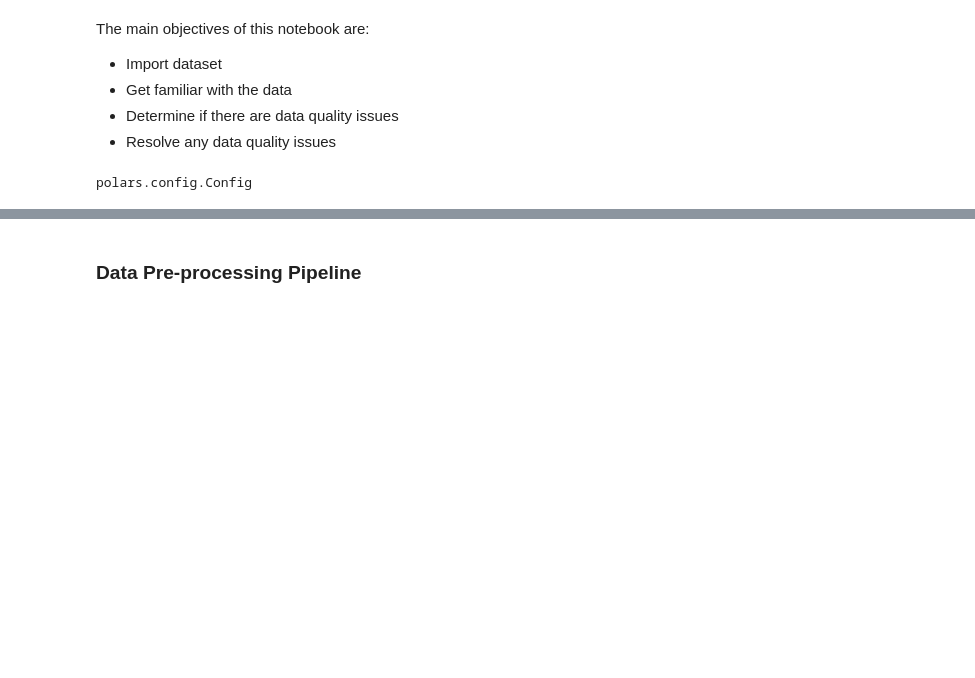
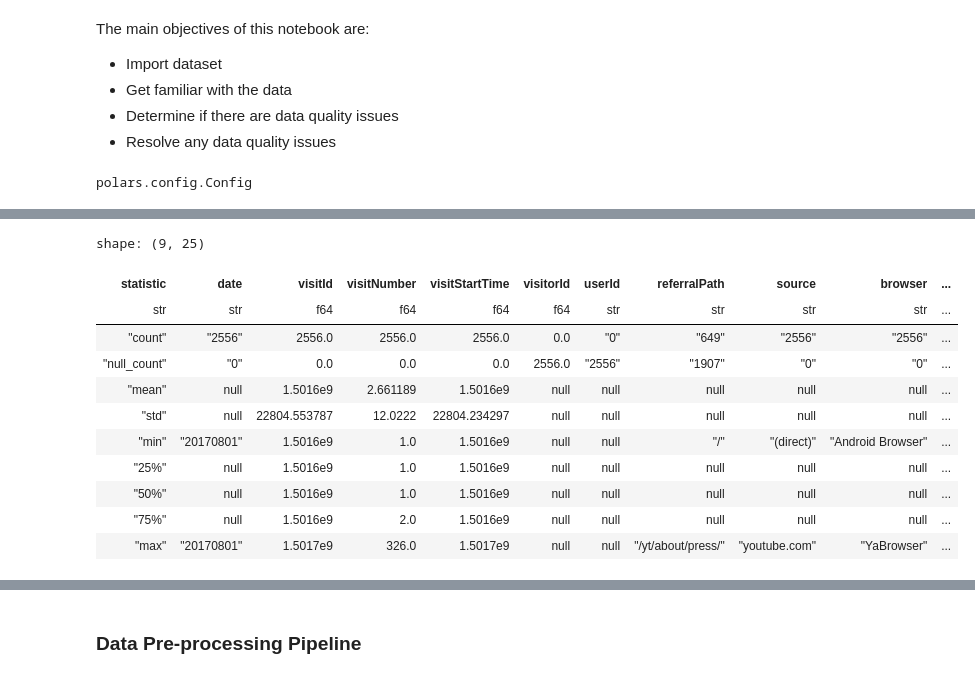
Before and after one commit to Andrew-Bordei/Data-Science, a Jupyter notebook: recommendation_system/notebooks/preprocessing.ipynb, the cells around one changed output, grey strips where cells are left out. Cells and saved outputs as stored; diff of their text form; code cells hidden in the pictures; blank space fills up the shorter version.

```diff
--- a/recommendation_system/notebooks/preprocessing.ipynb
+++ b/recommendation_system/notebooks/preprocessing.ipynb
@@ -44,0 +81,15 @@ events_df.columns
+# %%
+df.describe()
+# %% [output]
+shape: (9, 25)
+| statistic | date | visitId | visitNumber | visitStartTime | visitorId | userId | referralPath | source | browser | ... |
+| str | str | f64 | f64 | f64 | f64 | str | str | str | str | ... |
+| "count" | "2556" | 2556.0 | 2556.0 | 2556.0 | 0.0 | "0" | "649" | "2556" | "2556" | ... |
+| "null_count" | "0" | 0.0 | 0.0 | 0.0 | 2556.0 | "2556" | "1907" | "0" | "0" | ... |
+| "mean" | null | 1.5016e9 | 2.661189 | 1.5016e9 | null | null | null | null | null | ... |
+| "std" | null | 22804.553787 | 12.0222 | 22804.234297 | null | null | null | null | null | ... |
+| "min" | "20170801" | 1.5016e9 | 1.0 | 1.5016e9 | null | null | "/" | "(direct)" | "Android Browser" | ... |
+| "25%" | null | 1.5016e9 | 1.0 | 1.5016e9 | null | null | null | null | null | ... |
+| "50%" | null | 1.5016e9 | 1.0 | 1.5016e9 | null | null | null | null | null | ... |
+| "75%" | null | 1.5016e9 | 2.0 | 1.5016e9 | null | null | null | null | null | ... |
+| "max" | "20170801" | 1.5017e9 | 326.0 | 1.5017e9 | null | null | "/yt/about/press/" | "youtube.com" | "YaBrowser" | ... |
```
Also changed, not shown: parts of 17 cells of this notebook, 3 other files.
